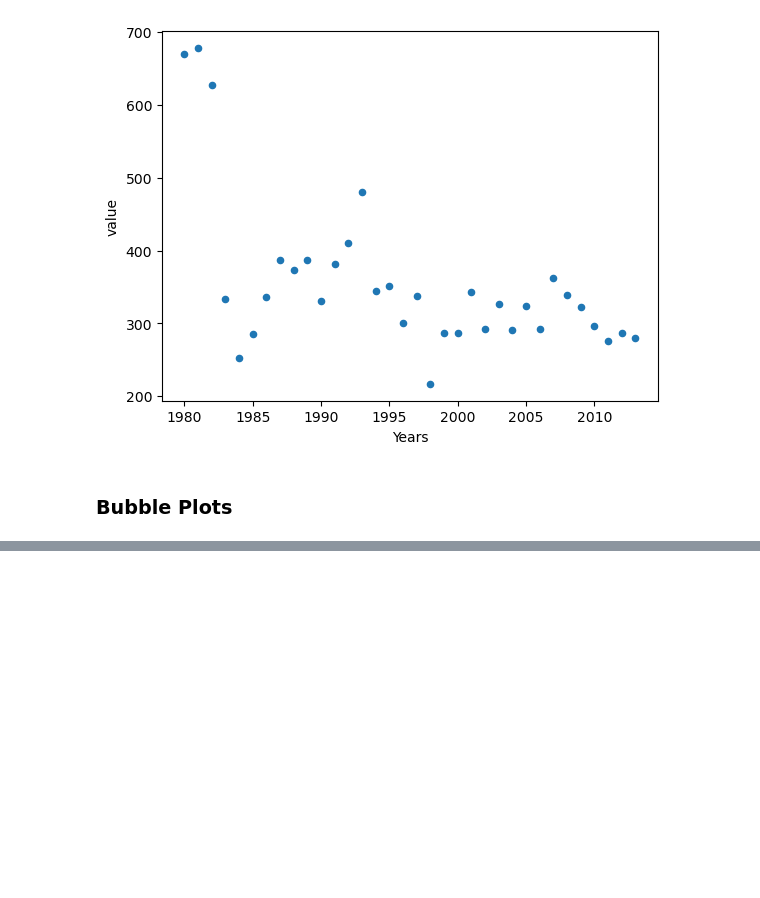
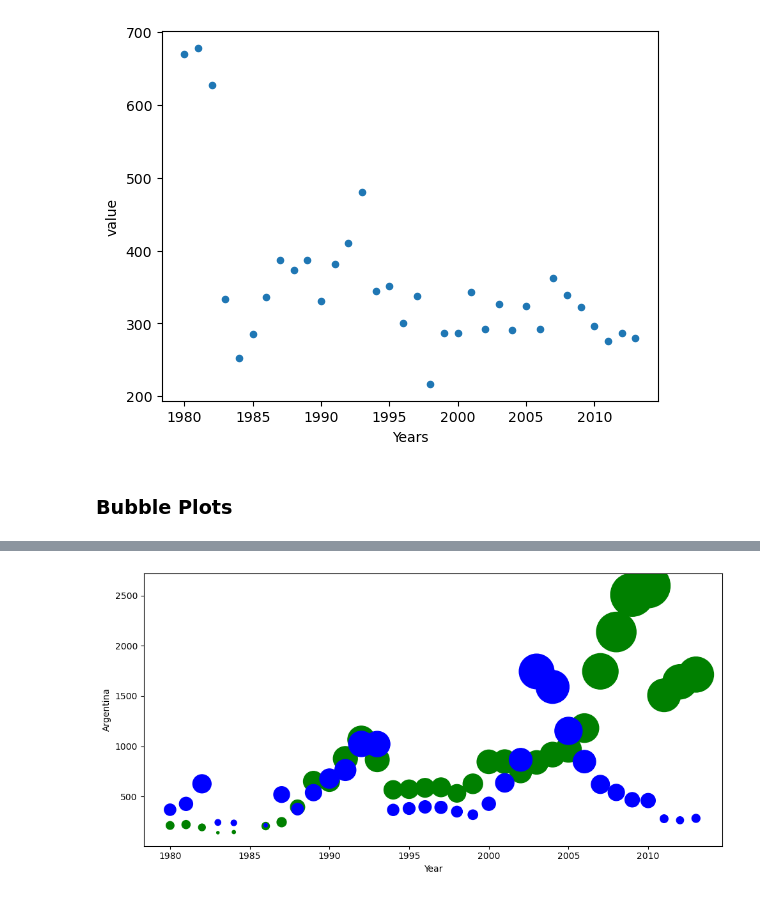
Before and after one commit to 0xrsfagundes/IBM, a Jupyter notebook: IBM/Data Visualization with Python/Data Visualization with Python - Lab3.ipynb, the cells around one changed output, grey strips where cells are left out. Saved outputs shown, nothing was run; the diff lists cells and outputs as text; code cells hidden in the pictures; blank space fills up the shorter version.

```diff
--- a/IBM/Data Visualization with Python/Data Visualization with Python - Lab3.ipynb
+++ b/IBM/Data Visualization with Python/Data Visualization with Python - Lab3.ipynb
@@ -233,3 +233,17 @@ df_scatter_new_aux.plot(kind='scatter',x='Years',y='value')
 [figure]
 # %% [markdown]
 ### Bubble Plots
+# %%
+df_bubble = df.copy()
+
+df_bubble.drop(columns=['Type','Coverage','AREA','AreaName','REG','RegName','DEV','DevName'],inplace=True)
+
+df_bubble.set_index('OdName', inplace=True)
+
+df_bubble_aux = df_bubble[df_bubble.index.isin(['Brazil','Argentina'])].transpose()
+
+df_bubble_aux.reset_index(inplace=True)
+
+df_bubble_aux.rename(columns={'index':'Year'},inplace=True)
+
+df_bubble_aux.head()
@@ -235,0 +257,11 @@ df_scatter_new_aux.plot(kind='scatter',x='Years',y='value')
+# %%
+def normalize(df):
+    return (df-df.min()/df.max()-df.min())
+
+df_bubble_aux['normalized_br'] = normalize(df_bubble_aux['Brazil'])
+
+df_bubble_aux['normalized_ar'] = normalize(df_bubble_aux['Argentina'])
+
+df_bubble_aux.rename(columns={'OdName':'Year'}, inplace=True)
+
+df_bubble_aux.reset_index()
@@ -235,0 +286,14 @@ df_scatter_new_aux.plot(kind='scatter',x='Years',y='value')
+# %%
+fig = plt.figure(figsize=(10,5))
+
+ax0 = fig.add_subplot(1,1,1)
+
+df_bubble_aux.plot(kind='scatter',color='green', x='Year',y='Brazil', s=df_bubble_aux['normalized_br'] ,ax=ax0)
+
+df_bubble_aux.plot(kind='scatter',color='blue', x='Year',y='Argentina',s=df_bubble_aux['normalized_ar'] ,ax=ax0)
+
+plt.tight_layout()
+
+plt.show()
+# %% [output]
+[figure, added]
```
Also changed, not shown: parts of 2 cells of this notebook.
